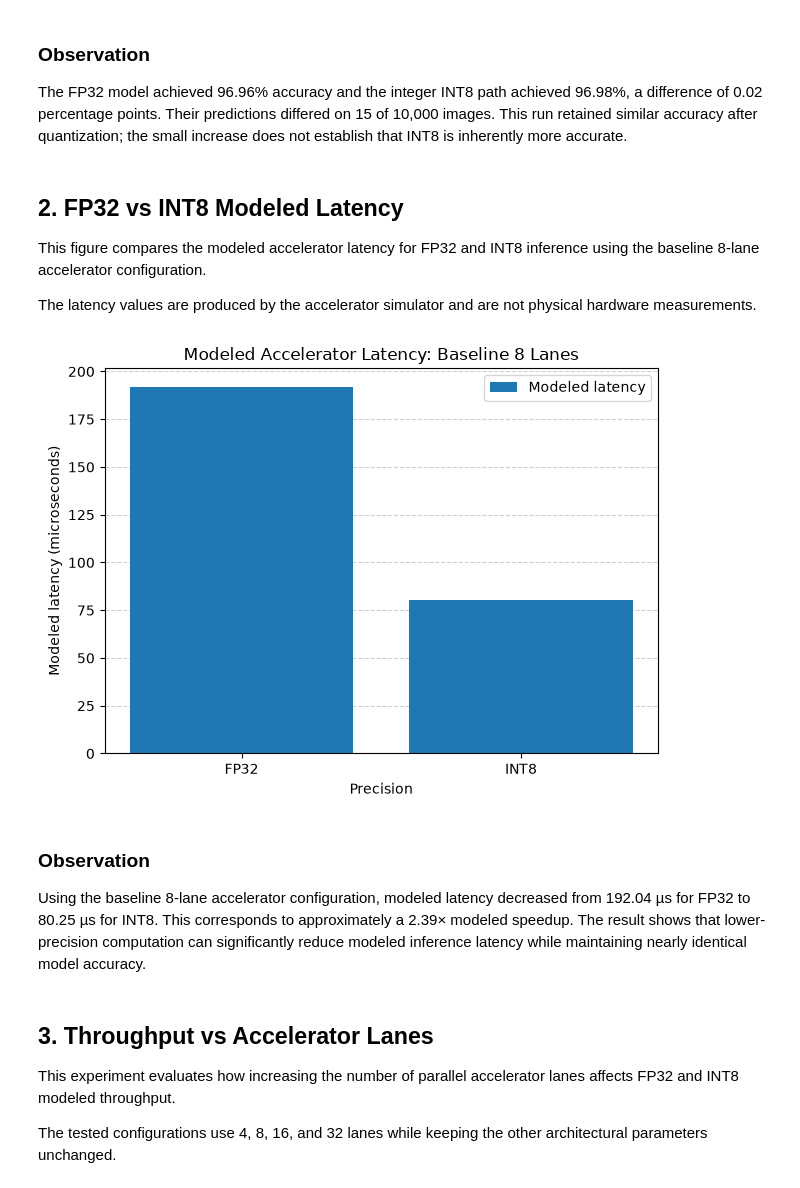
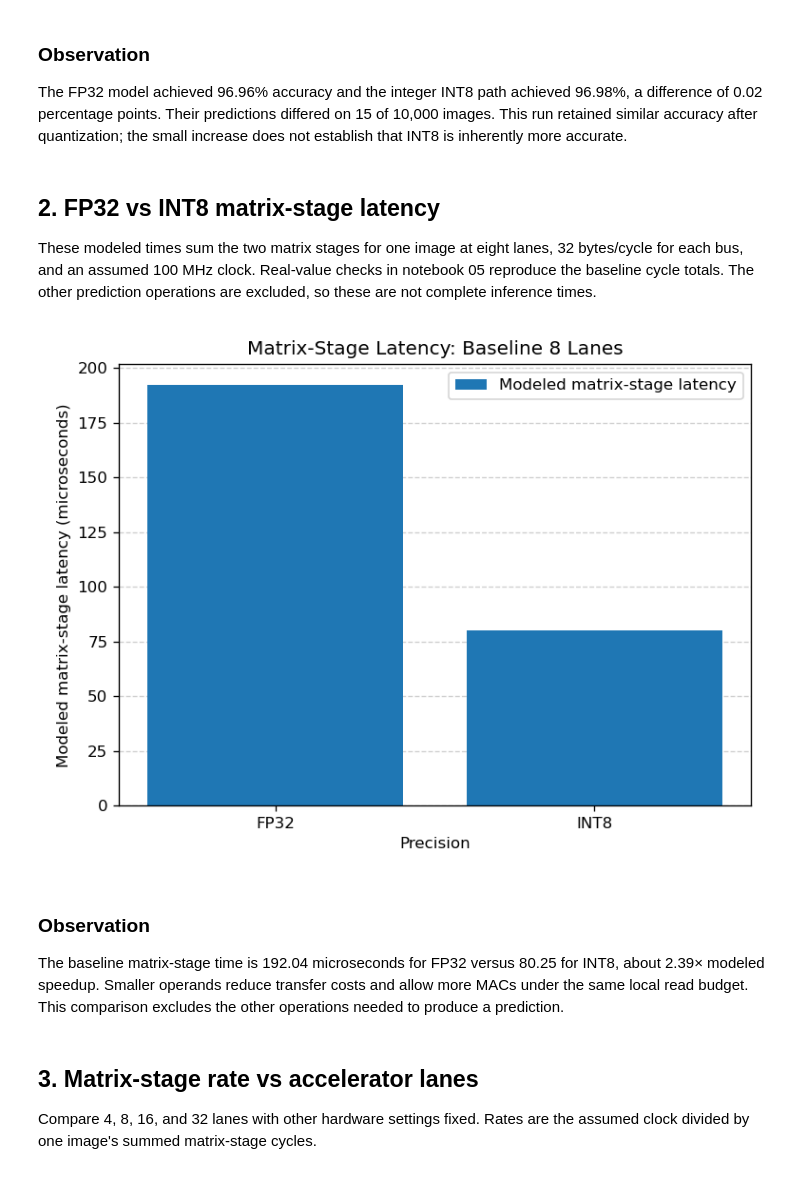
Before and after one commit to EnragedWaters/CECS-530-Quantized-Neural-Network-Accelerator, a Jupyter notebook: notebooks/06-results-and-graphs.ipynb, the cells around one changed output. Drawn from its saved outputs; the diff is of its cells as text; code cells hidden in the pictures.

Commit message:
Verifying real MNIST (hand written digits) calculations through the accelerator model

```diff
--- a/notebooks/06-results-and-graphs.ipynb
+++ b/notebooks/06-results-and-graphs.ipynb
@@ -42,42 +46,42 @@ Their predictions differed on 15 of 10,000 images.
 This run retained similar accuracy after quantization; the small increase does
 not establish that INT8 is inherently more accurate.
 # %% [markdown]
-## 2. FP32 vs INT8 Modeled Latency
+## 2. FP32 vs INT8 matrix-stage latency
 
-This figure compares the modeled accelerator latency for FP32 and INT8
-inference using the baseline 8-lane accelerator configuration.
-
-The latency values are produced by the accelerator simulator and are
-not physical hardware measurements.
+These modeled times sum the two matrix stages for one image at eight lanes,
+32 bytes/cycle for each bus, and an assumed 100 MHz clock. Real-value checks
+in notebook 05 reproduce the baseline cycle totals. The other prediction
+operations are excluded, so these are not complete inference times.
 # %%
 import matplotlib.pyplot as plt
 
 precisions = ["FP32", "INT8"]
 latency_us = [192.04, 80.25]
 
 fig, ax = plt.subplots()
-ax.bar(precisions, latency_us, label="Modeled latency")
-ax.set_title("Modeled Accelerator Latency: Baseline 8 Lanes")
+ax.bar(precisions, latency_us, label="Modeled matrix-stage latency")
+ax.set_title("Matrix-Stage Latency: Baseline 8 Lanes")
 ax.set_xlabel("Precision")
-ax.set_ylabel("Modeled latency (microseconds)")
+ax.set_ylabel("Modeled matrix-stage latency (microseconds)")
 ax.grid(axis="y", linestyle="--", alpha=0.6)
 ax.set_axisbelow(True)
 ax.legend()
 fig.tight_layout()
 plt.show()
 # %% [output]
-[figure, old version]
+[figure, new version]
 # %% [markdown]
 ### Observation
-Using the baseline 8-lane accelerator configuration, modeled latency decreased from 192.04 µs for FP32 to 80.25 µs for INT8. This corresponds to approximately a 2.39× modeled speedup. The result shows that lower-precision computation can significantly reduce modeled inference latency while maintaining nearly identical model accuracy.
+
+The baseline matrix-stage time is 192.04 microseconds for FP32 versus 80.25 for
+INT8, about 2.39× modeled speedup. Smaller operands reduce transfer costs and
+allow more MACs under the same local read budget. This comparison excludes the
+other operations needed to produce a prediction.
 # %% [markdown]
-## 3. Throughput vs Accelerator Lanes
+## 3. Matrix-stage rate vs accelerator lanes
 
-This experiment evaluates how increasing the number of parallel
-accelerator lanes affects FP32 and INT8 modeled throughput.
-
-The tested configurations use 4, 8, 16, and 32 lanes while keeping
-the other architectural parameters unchanged.
+Compare 4, 8, 16, and 32 lanes with other hardware settings fixed. Rates are the
+assumed clock divided by one image's summed matrix-stage cycles.
 # %%
 import matplotlib.pyplot as plt
 
```
Also changed, not shown: parts of 6 cells of this notebook, 3 other files.
